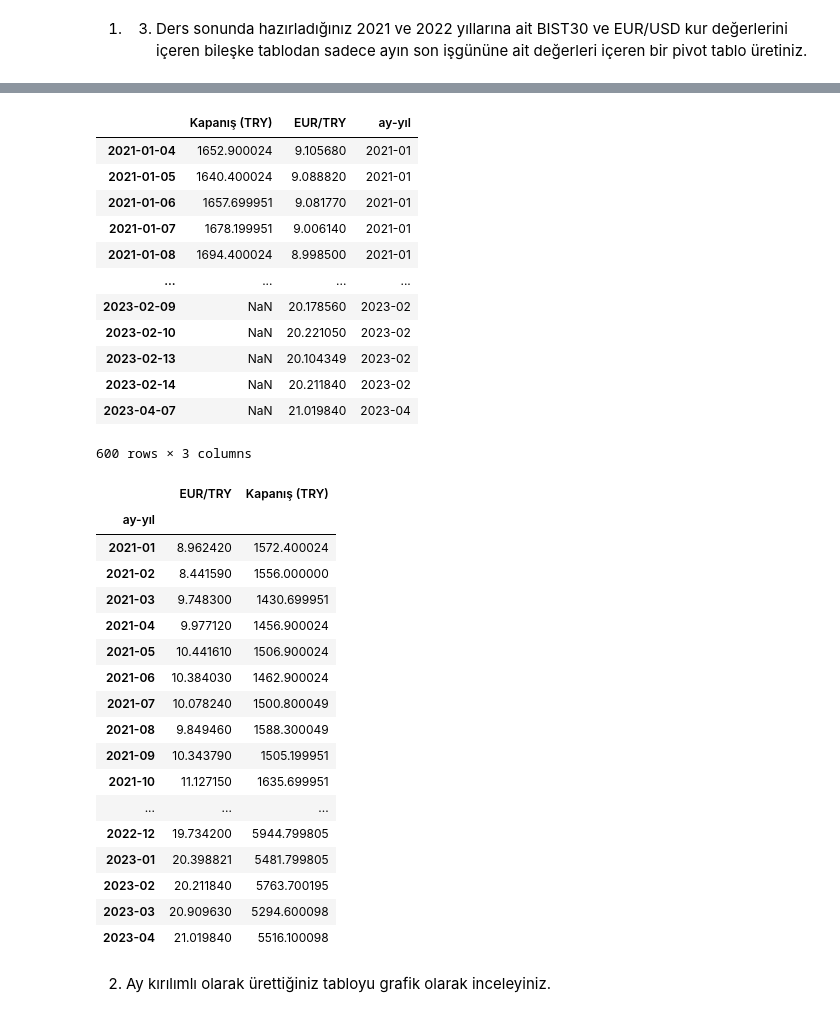
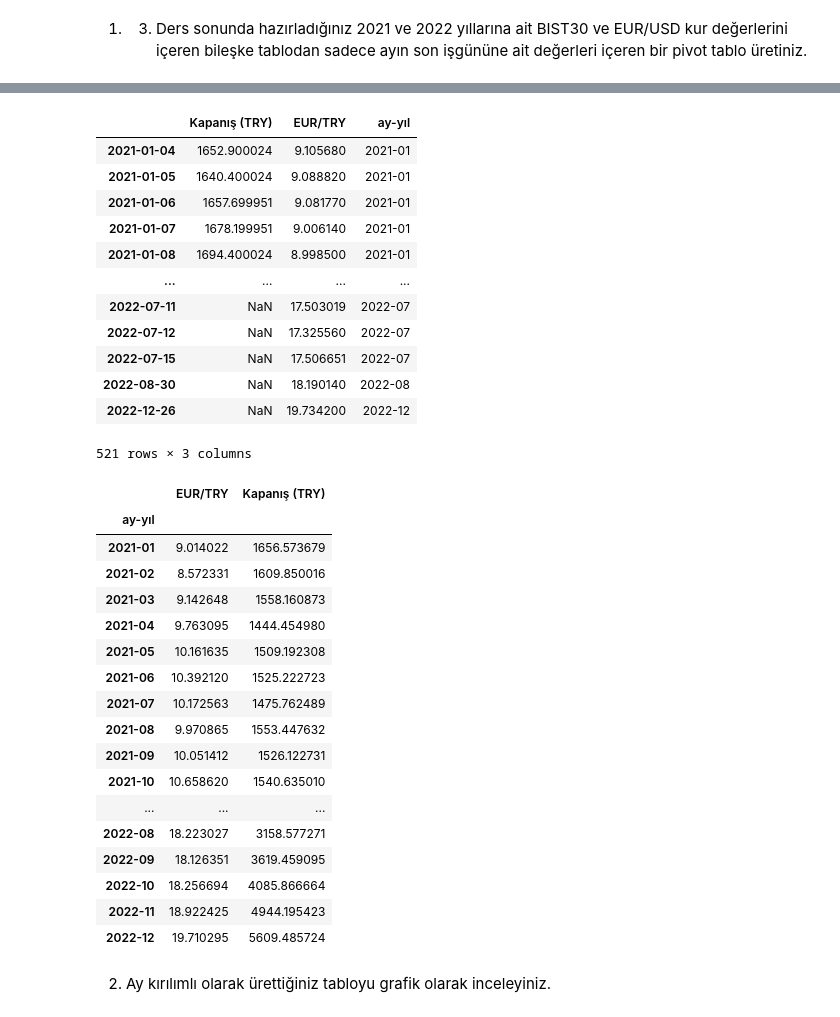
Before and after one commit to Abdulkadir2516/GMKA_Abdulkadir_Yesilkaya, a Jupyter notebook: Odevi4_Python_Veri_Analizi_Egitimi__Abdulkadir_Yeşilkaya.ipynb, the cells around one changed output, grey strips where cells are left out. Cells and saved outputs as stored; diff of their text form; code cells hidden in the pictures.

```diff
--- a/Odevi4_Python_Veri_Analizi_Egitimi__Abdulkadir_Yeşilkaya.ipynb
+++ b/Odevi4_Python_Veri_Analizi_Egitimi__Abdulkadir_Yeşilkaya.ipynb
@@ -23,7 +23,7 @@ indirme_listesi = ["XU030.IS","EURTRY=X"]
 Data = pd.DataFrame()
 
 for i in indirme_listesi:
-  data = yf.download(i, start="2021-01-01",end="2023-04-21")
+  data = yf.download(i, start="2021-01-01",end="2022-12-31")
   data = data["Adj Close"].rename(i)
   Data= pd.concat([Data, data], axis=1)
 
@@ -57,35 +57,35 @@ Data
 | 2021-01-07 | 1678.199951 | 9.006140 | 2021-01 |
 | 2021-01-08 | 1694.400024 | 8.998500 | 2021-01 |
 | ... | ... | ... | ... |
-| 2023-02-09 | NaN | 20.178560 | 2023-02 |
-| 2023-02-10 | NaN | 20.221050 | 2023-02 |
-| 2023-02-13 | NaN | 20.104349 | 2023-02 |
-| 2023-02-14 | NaN | 20.211840 | 2023-02 |
-| 2023-04-07 | NaN | 21.019840 | 2023-04 |
+| 2022-07-11 | NaN | 17.503019 | 2022-07 |
+| 2022-07-12 | NaN | 17.325560 | 2022-07 |
+| 2022-07-15 | NaN | 17.506651 | 2022-07 |
+| 2022-08-30 | NaN | 18.190140 | 2022-08 |
+| 2022-12-26 | NaN | 19.734200 | 2022-12 |
-600 rows × 3 columns
+521 rows × 3 columns
 # %%
 Data_as = Data.pivot_table(values=["Kapanış (TRY)", "EUR/TRY"], index="ay-yıl",
-                           aggfunc= "last")#{np.max,npmean})
+                           aggfunc= "mean")#{np.max,npmean})
 Data_as
 # %% [output]
 |  | EUR/TRY | Kapanış (TRY) |
 | ay-yıl |  |  |
-| 2021-01 | 8.962420 | 1572.400024 |
-| 2021-02 | 8.441590 | 1556.000000 |
-| 2021-03 | 9.748300 | 1430.699951 |
-| 2021-04 | 9.977120 | 1456.900024 |
-| 2021-05 | 10.441610 | 1506.900024 |
-| 2021-06 | 10.384030 | 1462.900024 |
-| 2021-07 | 10.078240 | 1500.800049 |
-| 2021-08 | 9.849460 | 1588.300049 |
-| 2021-09 | 10.343790 | 1505.199951 |
-| 2021-10 | 11.127150 | 1635.699951 |
+| 2021-01 | 9.014022 | 1656.573679 |
+| 2021-02 | 8.572331 | 1609.850016 |
+| 2021-03 | 9.142648 | 1558.160873 |
+| 2021-04 | 9.763095 | 1444.454980 |
+| 2021-05 | 10.161635 | 1509.192308 |
+| 2021-06 | 10.392120 | 1525.222723 |
+| 2021-07 | 10.172563 | 1475.762489 |
+| 2021-08 | 9.970865 | 1553.447632 |
+| 2021-09 | 10.051412 | 1526.122731 |
+| 2021-10 | 10.658620 | 1540.635010 |
 | ... | ... | ... |
-| 2022-12 | 19.734200 | 5944.799805 |
-| 2023-01 | 20.398821 | 5481.799805 |
-| 2023-02 | 20.211840 | 5763.700195 |
-| 2023-03 | 20.909630 | 5294.600098 |
-| 2023-04 | 21.019840 | 5516.100098 |
+| 2022-08 | 18.223027 | 3158.577271 |
+| 2022-09 | 18.126351 | 3619.459095 |
+| 2022-10 | 18.256694 | 4085.866664 |
+| 2022-11 | 18.922425 | 4944.195423 |
+| 2022-12 | 19.710295 | 5609.485724 |
 # %% [markdown]
 2. Ay kırılımlı olarak ürettiğiniz tabloyu grafik olarak inceleyiniz.
 # %%
```
Also changed, not shown: parts of 5 cells of this notebook.
